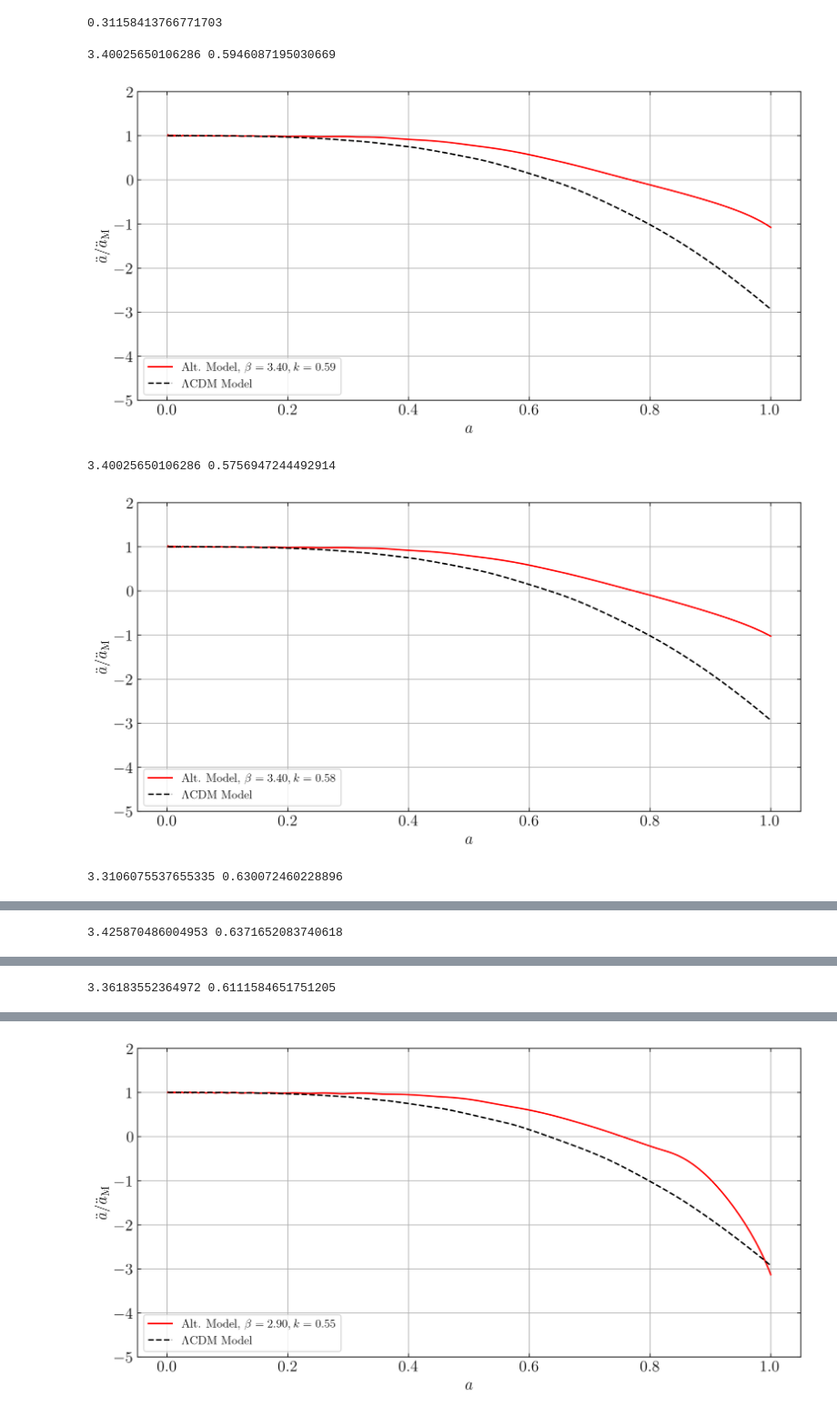
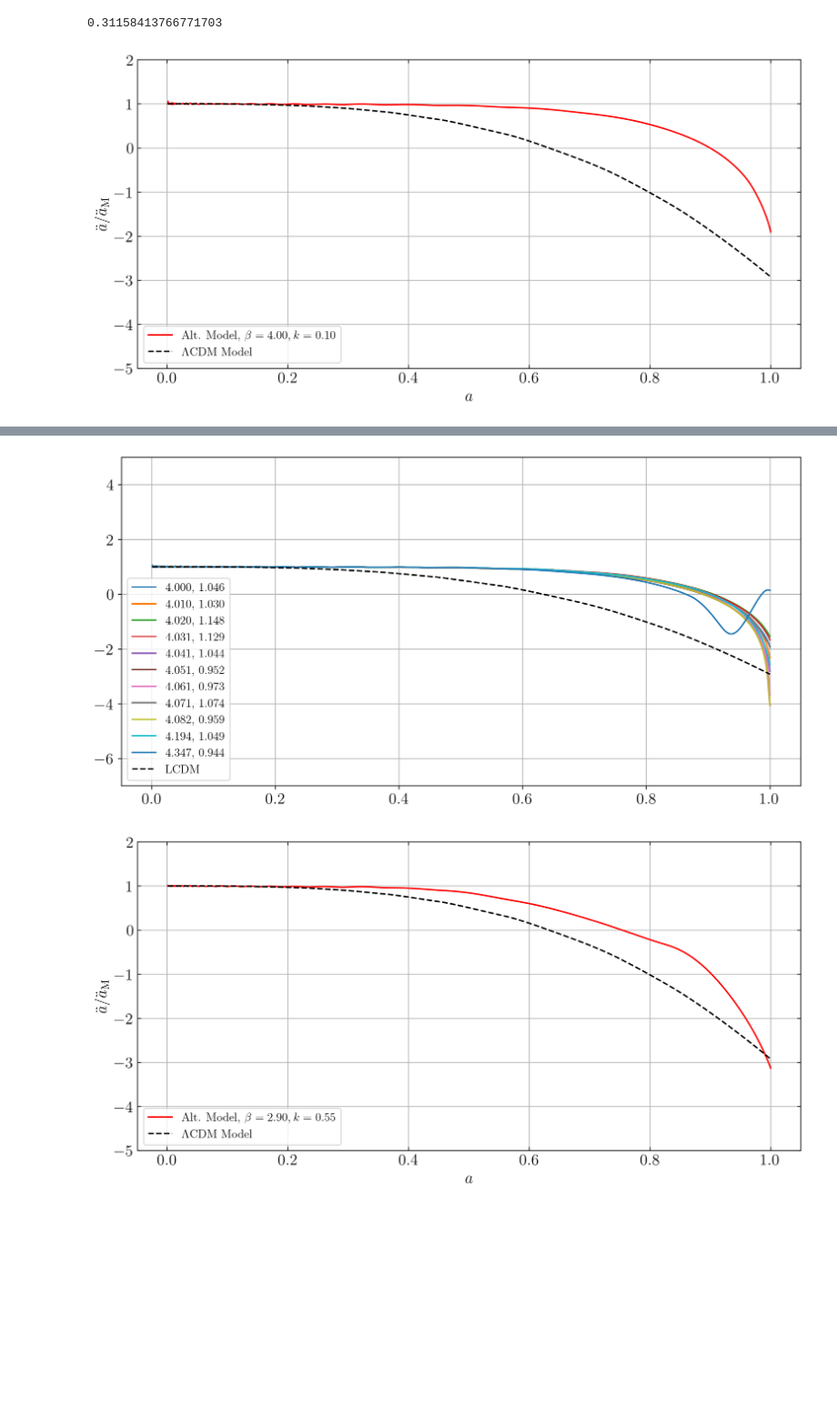
Before and after one commit to bktakacs/thesis_ku, a Jupyter notebook: Untitled-1.ipynb, the cells around one changed output, grey strips where cells are left out. Shown at 91% size. Cells and saved outputs as stored; diff of their text form; code cells hidden in the pictures; blank space fills up the shorter version.

```diff
--- a/Untitled-1.ipynb
+++ b/Untitled-1.ipynb
@@ -289,21 +289,20 @@ print(m.chi_acc)
 [figure]
 0.31158413766771703
 # %%
-data = read_model_data('testingtesting.txt')
-
-for i in (0, 1, 2, 3, 4):
-    b1, k1 = specific_function(data, i)
-    print(b1, k1)
-    m = model(beta=b1, kappa=k1, lam=0.)
+from main import *
+data = read_model_data('14may-3.txt')
+b1, k1 = specific_function(data, 0)
+m = model(beta=b1, kappa=k1, lam=0.)
+m.plot('acc')
+# for i in (0, 1, 2, 3, 4, 5):
+#     b1, k1 = specific_function(data, i)
+#     print(b1, k1)
+#     m = model(beta=b1, kappa=k1, lam=0.)
 
 
-    lcdm = model()
-    matter = model(lam=0.)
+#     lcdm = model()
+#     matter = model(lam=0.)
 
-    m.plot('acc', lcdm, matter)
+#     m.plot('acc')
 # %% [output]
-3.40025650106286 0.5946087195030669
-[figure, old version]
+[figure, new version]
-3.40025650106286 0.5756947244492914
-[figure, removed]
-3.3106075537655335 0.630072460228896
@@ -311 +308,0 @@ for i in (0, 1, 2, 3, 4):
-3.425870486004953 0.6371652083740618
@@ -313 +308,0 @@ for i in (0, 1, 2, 3, 4):
-3.36183552364972 0.6111584651751205
@@ -315,3 +309,21 @@ for i in (0, 1, 2, 3, 4):
+# %%
+blook = np.linspace(4, 4.5, 50)
+for i in tqdm(blook):
+    m = model(beta=i, kappa=0.1, lam=0.)
+    if (np.max(m.a2norm) > 3) or (np.min(m.a2norm) < -6):
+        pass
+    else:
+        plt.plot(m.a, m.a2norm, label='{:.3f}, {:.3f}'.format(
+            i, rchi2(np.interp(lcdm.a, m.a, m.a2norm), lcdm.a2norm)))
+
+lcdm = model()
+plt.plot(lcdm.a, lcdm.a2norm, 'k--', label='LCDM')
+plt.grid()
+plt.legend()
+plt.ylim(-7, 5)
+plt.show()
+# %% [output]
+[figure, added]
 # %%
 m = model(beta=2.900783794692044, kappa=0.5473237318686281, lam=0.)
 m.plot('acc')
```
Also changed, not shown: parts of 1 cell of this notebook, 1 other file.
